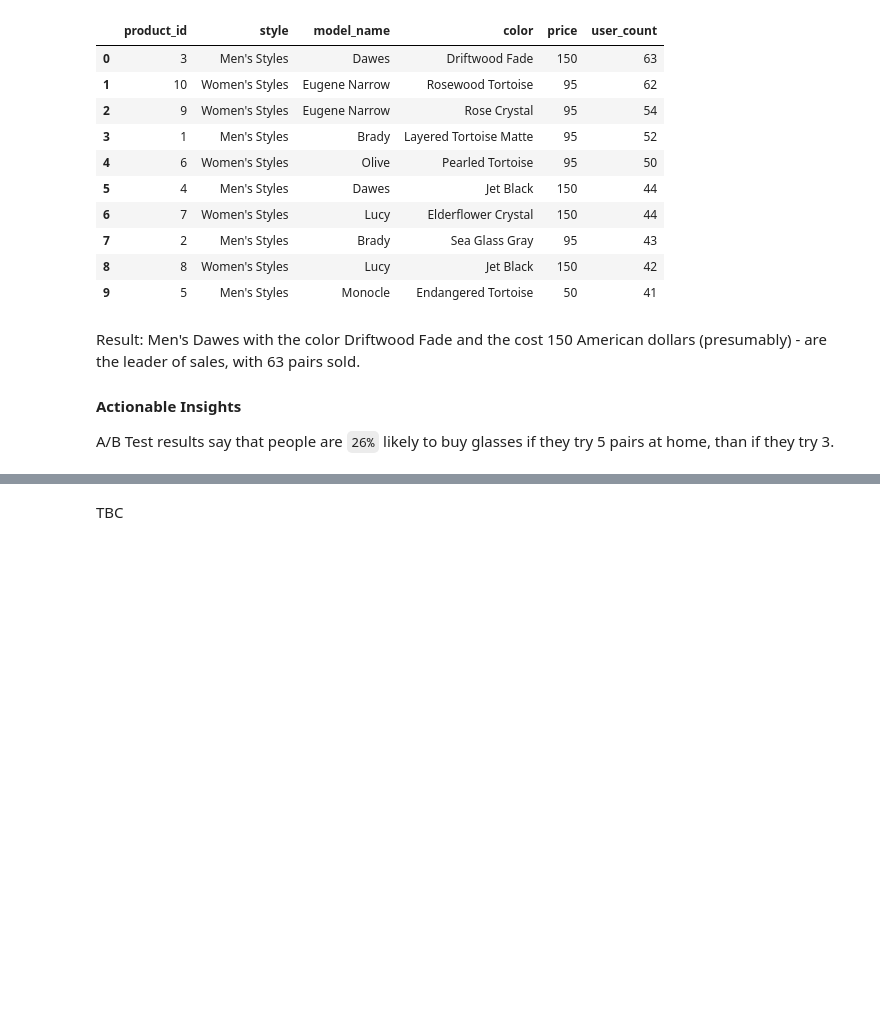
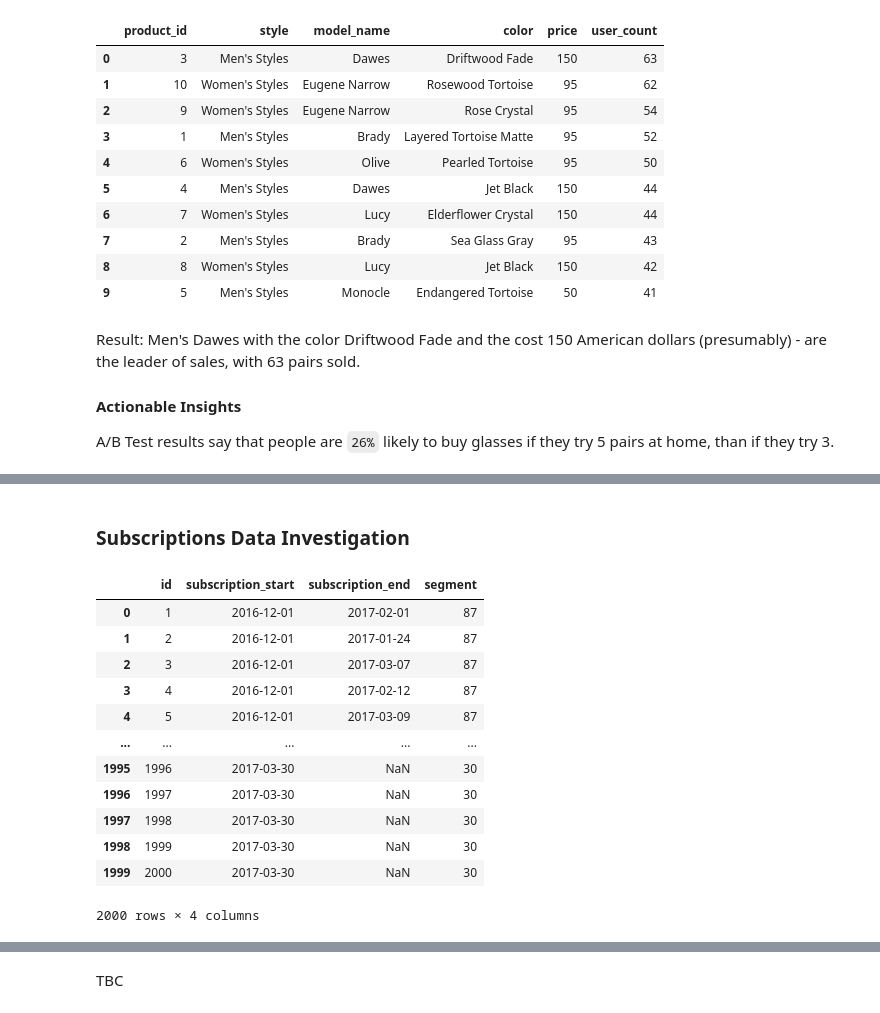
Before and after one commit to 3quetra/portfolio, a Jupyter notebook: sql/marketing_analysis.ipynb, the cells around one changed output, grey strips where cells are left out. Saved outputs shown, nothing was run; the diff lists cells and outputs as text; code cells hidden in the pictures; blank space fills up the shorter version.

Commit message:
Create DB for Churn calc

```diff
--- a/sql/marketing_analysis.ipynb
+++ b/sql/marketing_analysis.ipynb
@@ -445,0 +459,19 @@ To calculate the churn rate, we only will be considering users who are subscribe
+# %% [markdown]
+### Subscriptions Data Investigation <a class="anchor" id="subscriptions-data-investigation"></a>
+# %%
+subs = pd.read_csv('churn_dataset_subscriptions.csv')
+subs
+# %% [output]
+|  | id | subscription_start | subscription_end | segment |
+| 0 | 1 | 2016-12-01 | 2017-02-01 | 87 |
+| 1 | 2 | 2016-12-01 | 2017-01-24 | 87 |
+| 2 | 3 | 2016-12-01 | 2017-03-07 | 87 |
+| 3 | 4 | 2016-12-01 | 2017-02-12 | 87 |
+| 4 | 5 | 2016-12-01 | 2017-03-09 | 87 |
+| ... | ... | ... | ... | ... |
+| 1995 | 1996 | 2017-03-30 | NaN | 30 |
+| 1996 | 1997 | 2017-03-30 | NaN | 30 |
+| 1997 | 1998 | 2017-03-30 | NaN | 30 |
+| 1998 | 1999 | 2017-03-30 | NaN | 30 |
+| 1999 | 2000 | 2017-03-30 | NaN | 30 |
+2000 rows × 4 columns
```
Also changed, not shown: parts of 12 cells of this notebook.
